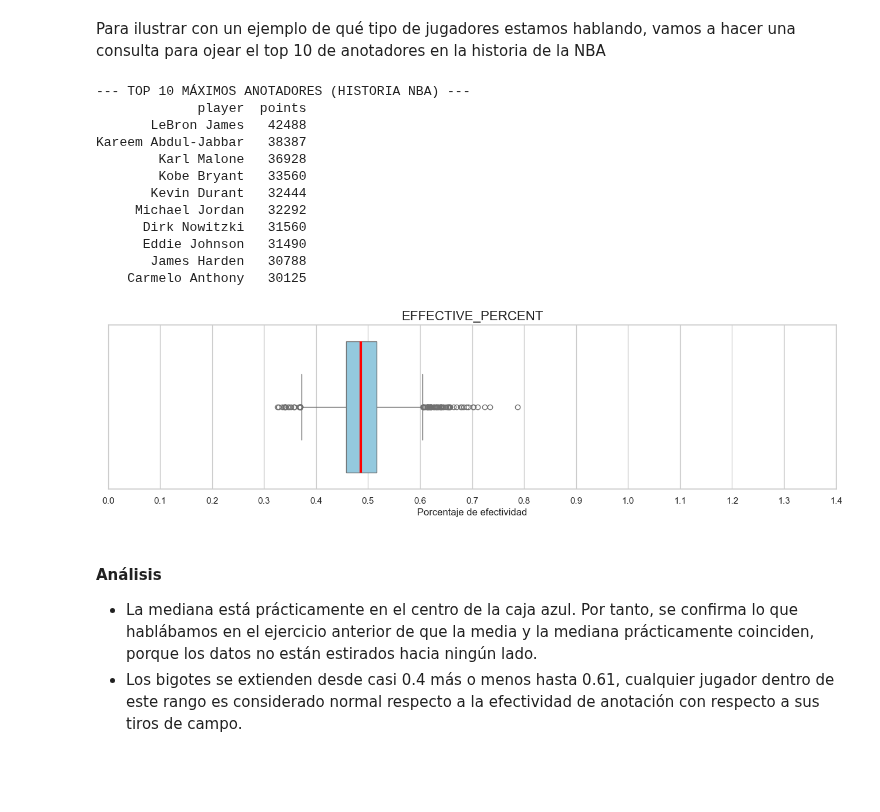
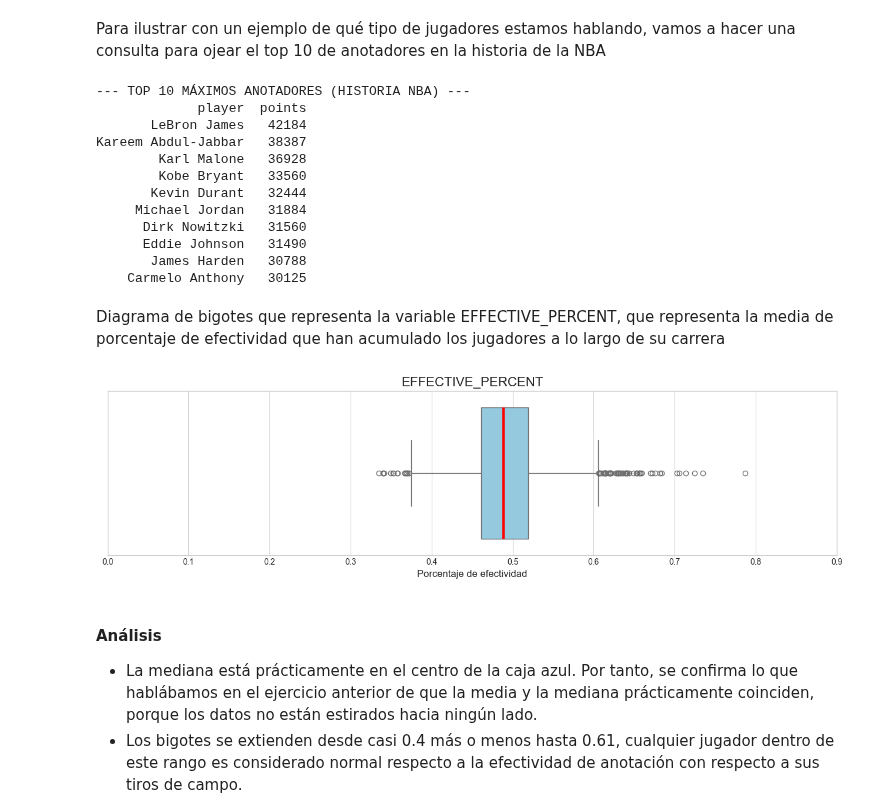
Before and after one commit to jacc1087/Estadistica, a Jupyter notebook: PracticaEstadistica__Contreras_Caño_Jose_Angel.ipynb, the cells around one changed output. Cells and saved outputs as stored; diff of their text form; code cells hidden in the pictures; blank space fills up the shorter version.

```diff
--- a/PracticaEstadistica__Contreras_Caño_Jose_Angel.ipynb
+++ b/PracticaEstadistica__Contreras_Caño_Jose_Angel.ipynb
@@ -122,6 +123,6 @@ df.shape
 # %% [markdown]
 Filtramos datos para que sólo aparezcan jugadores de la liga NBA y que hayan jugado un mínimo de 500 minutos, para obtener datos con un mínimo de relevancia.
 # %%
-df = df[(df['league'] == 'NBA' ) & (df['minutes_played'] >= 400)]
+df = df[(df['league'] == 'NBA' ) & (df['minutes_played'] >= 500)]
 df.shape
 # %% [output]
@@ -416,31 +424,33 @@ print(top_10_display.to_string(index=False))
 # %% [output]
 --- TOP 10 MÁXIMOS ANOTADORES (HISTORIA NBA) ---
              player  points
-       LeBron James   42488
+       LeBron James   42184
 Kareem Abdul-Jabbar   38387
         Karl Malone   36928
         Kobe Bryant   33560
        Kevin Durant   32444
-     Michael Jordan   32292
+     Michael Jordan   31884
       Dirk Nowitzki   31560
       Eddie Johnson   31490
        James Harden   30788
     Carmelo Anthony   30125
+# %% [markdown]
+Diagrama de bigotes que representa la variable EFFECTIVE_PERCENT, que representa la media de porcentaje de efectividad que han acumulado los jugadores a lo largo de su carrera
 # %%
 plt.figure(figsize=(16, 8))
 
 # 2. Boxplot para % Efectivo (Abajo)
 plt.subplot(2, 1, 2)
 sns.boxplot(x=important_data['effective_percent'], color='skyblue',
             medianprops={'color': 'red', 'linewidth': 3, 'linestyle': '-'})
 plt.title('EFFECTIVE_PERCENT', fontsize=16)
 
 # AJUSTE DE ESCALA PARA %: Marcas cada 0.1
-plt.xticks(np.arange(0, 1.5, 0.1))
+plt.xticks(np.arange(0, 1.0, 0.1))
 plt.xlabel('Porcentaje de efectividad', fontsize=12)
 plt.show()
 # %% [output]
-[figure, old version]
+[figure, new version]
 # %% [markdown]
 #### Análisis
 -   La mediana está prácticamente en el centro de la caja azul. Por tanto, se confirma lo que hablábamos en el ejercicio anterior de que la media y la mediana prácticamente coinciden, porque los datos no están estirados hacia ningún lado.
```
Also changed, not shown: parts of 50 cells of this notebook.
